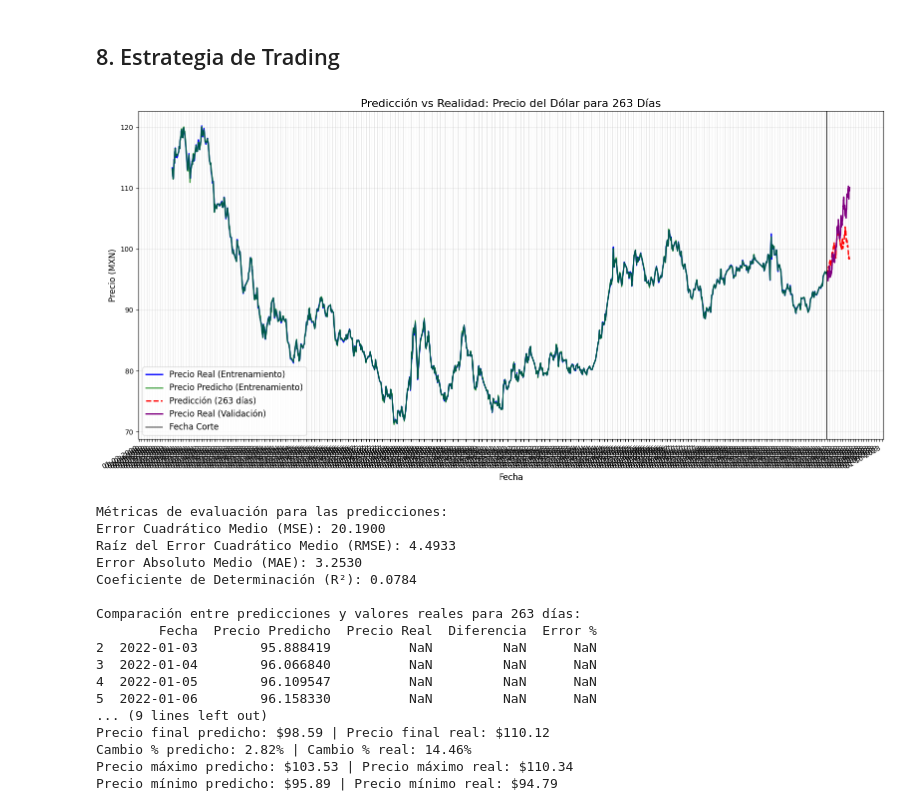
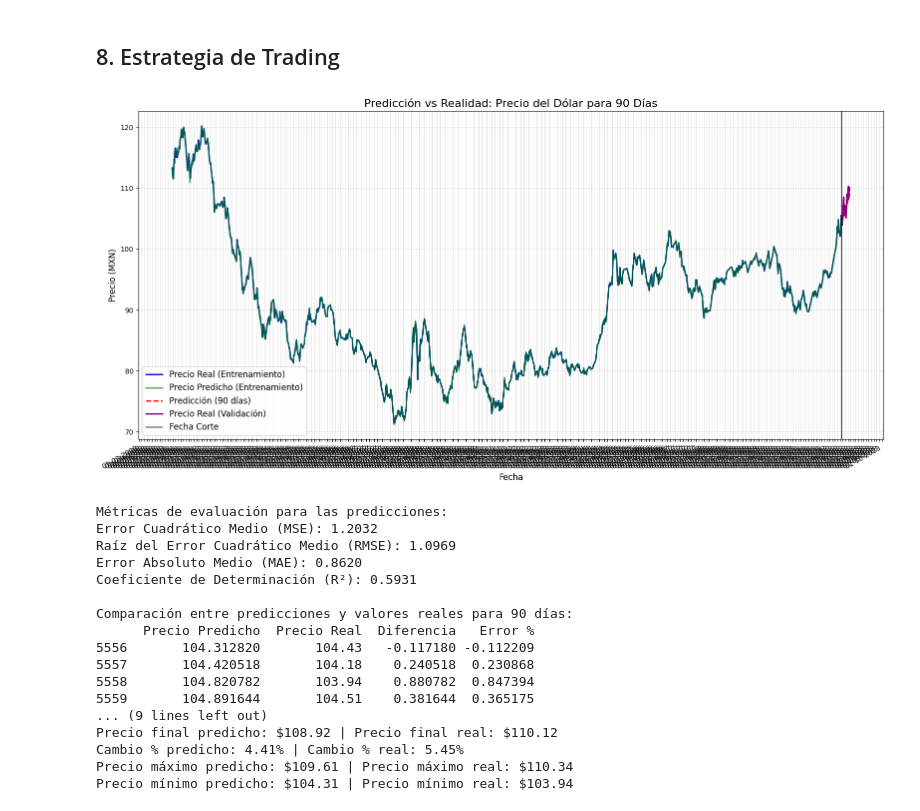
Before and after one commit to LuckyCaves/MineriaDatos, a Jupyter notebook: Proyecto.ipynb, the cells around one changed output. Cells and saved outputs as stored; diff of their text form; code cells hidden in the pictures.

```diff
--- a/Proyecto.ipynb
+++ b/Proyecto.ipynb
@@ -97,7 +98,10 @@ std      10.658198     0.483794
   - Se crearon nuevas características para mejorar la información disponible para los modelos. Se calcularon las medias móviles de 7 y 30 días (MA_7, MA_30) del precio de cierre. Estas medias ayudan a identificar las tendencias del precio a corto y medio plazo. También se calculó la volatilidad diaria (Volatility) restando el precio mínimo del precio máximo de cada día, lo que indica cuánto varió el precio en un día.
   - Estas transformaciones son importantes porque las medias móviles permiten a los modelos ver las tendencias generales en lugar del "ruido" diario, y la volatilidad ayuda a entender el riesgo y la inestabilidad del mercado, que pueden influir en los movimientos futuros del precio. Finalmente, los datos se dividieron en conjuntos de entrenamiento y prueba (80/20) para poder evaluar cómo de bien funcionan los modelos con datos nuevos.
 # %%
-df_train = df[df['Date'] <= '2021-12-31'].copy()
+dias_prediccion = 90
+fecha_inicio_prediccion = (df['Date'].max() - pd.Timedelta(days=dias_prediccion)).strftime('%Y-%m-%d')
+
+df_train = df[df['Date'] <= fecha_inicio_prediccion].copy()
 
 # Crear features
 df_train['MA_7'] = df_train['Price'].rolling(window=7).mean()  # Media móvil 7 días
@@ -208,9 +212,6 @@ import pandas as pd
 import numpy as np
 import matplotlib.pyplot as plt
 from sklearn.metrics import mean_squared_error, mean_absolute_error, r2_score
-
-# Definir la cantidad de días para predicción y validación
-dias_prediccion = 263  # Puedes cambiar este valor según necesites
 
 # Establecer semilla para reproducibilidad
 np.random.seed(520)  # Puedes usar cualquier número entero como semilla
@@ -317,7 +318,6 @@ plt.plot(df_test['Date'], df_test['Predicted_Price_LR'],
 plt.plot(future_data['Date'], future_data['Price'],
          label=f'Predicción ({dias_prediccion} días)', color='red', linestyle='--', linewidth=2)
 
-# NUEVA LÍNEA: Graficar los datos reales de validación
 plt.plot(df_validation['Date'], df_validation['Price'],
          label='Precio Real (Validación)', color='purple', linewidth=2)
 
@@ -339,12 +339,10 @@ plt.gcf().autofmt_xdate()
 plt.tight_layout()
 plt.show()
 
-# AÑADIR: Calcular métricas de error para evaluar la precisión de las predicciones
-# Ya importado al inicio: from sklearn.metrics import mean_squared_error, mean_absolute_error, r2_score
-
 # Preparar datos para comparación (asegurándonos de que tenemos las mismas fechas)
 # Filtrar las fechas de validación que coinciden con nuestras predicciones
 common_dates = set(df_validation['Date']).intersection(set(future_data['Date']))
+
 df_val_filtered = df_validation[df_validation['Date'].isin(common_dates)].sort_values('Date')
 future_filtered = future_data[future_data['Date'].isin(common_dates)].sort_values('Date')
 
@@ -360,49 +358,50 @@ if len(df_val_filtered) > 0:
     print(f"Raíz del Error Cuadrático Medio (RMSE): {rmse:.4f}")
     print(f"Error Absoluto Medio (MAE): {mae:.4f}")
     print(f"Coeficiente de Determinación (R²): {r2:.4f}")
 
+future_filtered.index = range(5556, 5623)
 # Mostrar los datos de predicción para los próximos días
 print(f"\nComparación entre predicciones y valores reales para {dias_prediccion} días:")
 comparison_df = pd.DataFrame({
-    'Fecha': future_filtered['Date'],
+    # 'Fecha': future_filtered['Date'],
     'Precio Predicho': future_filtered['Price'],
     'Precio Real': df_val_filtered['Price'],
     'Diferencia': future_filtered['Price'] - df_val_filtered['Price'],
     'Error %': ((future_filtered['Price'] - df_val_filtered['Price']) / df_val_filtered['Price']) * 100
 })
 print(comparison_df.head(10))  # Mostrar los primeros 10 días
 
 # Generar estadísticas de las predicciones vs realidad
 print("\nEstadísticas de las predicciones vs valores reales:")
 precio_inicial_pred = future_filtered['Price'].iloc[0]
 precio_final_pred = future_filtered['Price'].iloc[-1]
 precio_inicial_real = df_val_filtered['Price'].iloc[0]
 precio_final_real = df_val_filtered['Price'].iloc[-1]
 
 cambio_porcentual_pred = ((precio_final_pred / precio_inicial_pred) - 1) * 100
 cambio_porcentual_real = ((precio_final_real / precio_inicial_real) - 1) * 100
 
 print(f"Precio inicial predicho: ${precio_inicial_pred:.2f} | Precio inicial real: ${precio_inicial_real:.2f}")
 print(f"Precio final predicho: ${precio_final_pred:.2f} | Precio final real: ${precio_final_real:.2f}")
 print(f"Cambio % predicho: {cambio_porcentual_pred:.2f}% | Cambio % real: {cambio_porcentual_real:.2f}%")
 print(f"Precio máximo predicho: ${future_filtered['Price'].max():.2f} | Precio máximo real: ${df_val_filtered['Price'].max():.2f}")
 print(f"Precio mínimo predicho: ${future_filtered['Price'].min():.2f} | Precio mínimo real: ${df_val_filtered['Price'].min():.2f}")
 # %% [output]
-[figure, old version]
+[figure, new version]
 Métricas de evaluación para las predicciones:
-Error Cuadrático Medio (MSE): 20.1900
-Raíz del Error Cuadrático Medio (RMSE): 4.4933
-Error Absoluto Medio (MAE): 3.2530
-Coeficiente de Determinación (R²): 0.0784
+Error Cuadrático Medio (MSE): 1.2032
+Raíz del Error Cuadrático Medio (RMSE): 1.0969
+Error Absoluto Medio (MAE): 0.8620
+Coeficiente de Determinación (R²): 0.5931
 
-Comparación entre predicciones y valores reales para 263 días:
-        Fecha  Precio Predicho  Precio Real  Diferencia  Error %
-2  2022-01-03        95.888419          NaN         NaN      NaN
-3  2022-01-04        96.066840          NaN         NaN      NaN
-4  2022-01-05        96.109547          NaN         NaN      NaN
-5  2022-01-06        96.158330          NaN         NaN      NaN
+Comparación entre predicciones y valores reales para 90 días:
+      Precio Predicho  Precio Real  Diferencia   Error %
+5556       104.312820       104.43   -0.117180 -0.112209
+5557       104.420518       104.18    0.240518  0.230868
+5558       104.820782       103.94    0.880782  0.847394
+5559       104.891644       104.51    0.381644  0.365175
 ... (9 lines left out)
-Precio final predicho: $98.59 | Precio final real: $110.12
-Cambio % predicho: 2.82% | Cambio % real: 14.46%
-Precio máximo predicho: $103.53 | Precio máximo real: $110.34
-Precio mínimo predicho: $95.89 | Precio mínimo real: $94.79
+Precio final predicho: $108.92 | Precio final real: $110.12
+Cambio % predicho: 4.41% | Cambio % real: 5.45%
+Precio máximo predicho: $109.61 | Precio máximo real: $110.34
+Precio mínimo predicho: $104.31 | Precio mínimo real: $103.94
```
Also changed, not shown: parts of 2 cells of this notebook.
